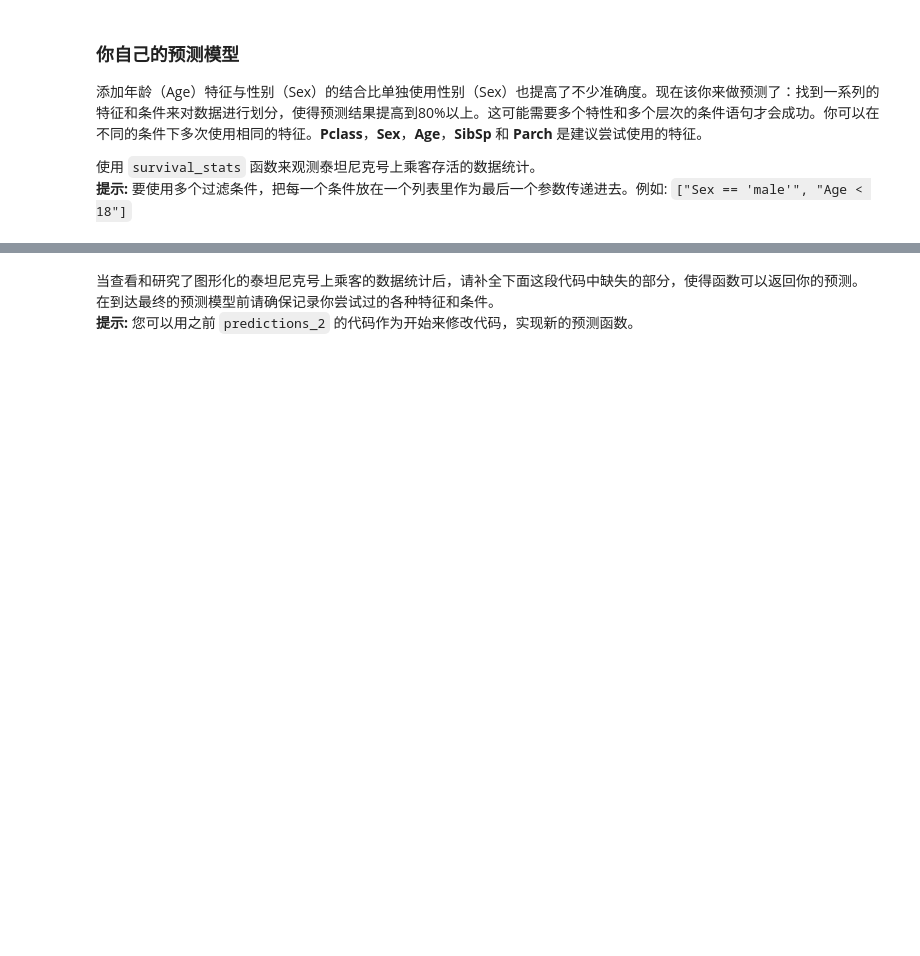
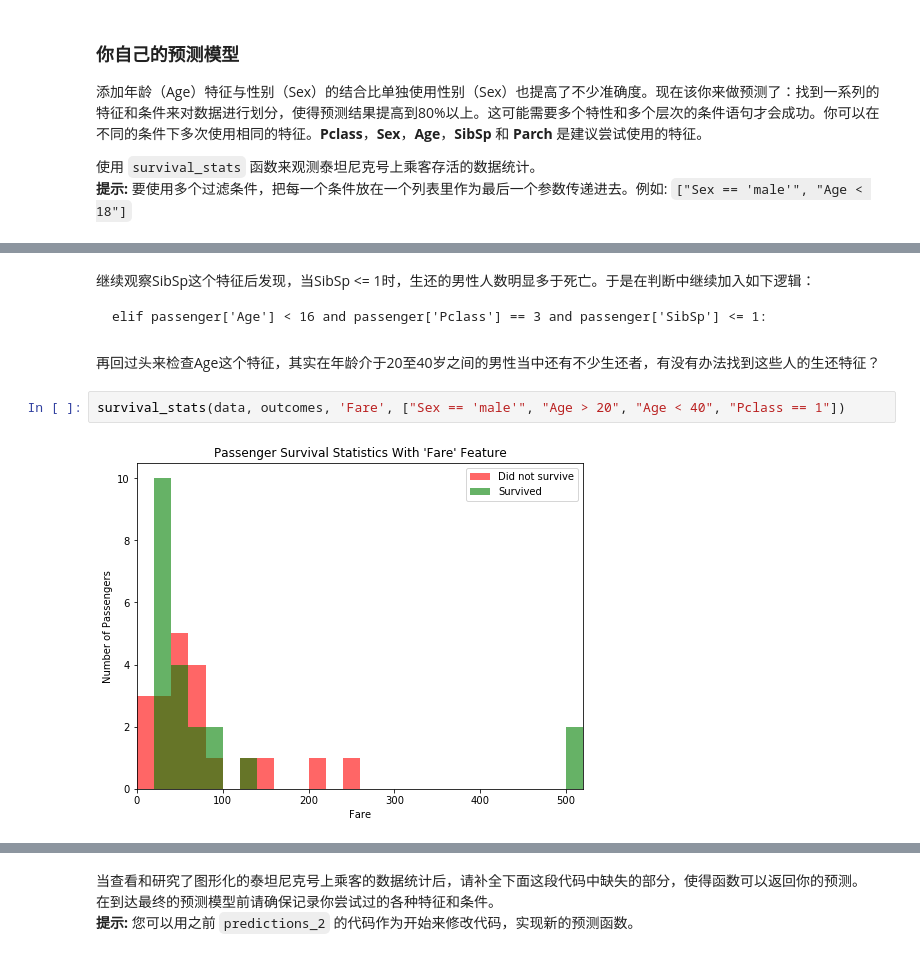
Before and after one commit to jeff-ruby/titanic_survival_exploration, a Jupyter notebook: titanic_survival_exploration.ipynb, the cells around one changed output, grey strips where cells are left out. Drawn from its saved outputs; the diff is of its cells as text; blank space fills up the shorter version.

````diff
--- a/titanic_survival_exploration.ipynb
+++ b/titanic_survival_exploration.ipynb
@@ -246,0 +258,11 @@ survival_stats(data, outcomes, 'Age', ["Sex == 'female'", "Pclass == 3"])
+# %% [markdown]
+继续观察SibSp这个特征后发现，当SibSp <= 1时，生还的男性人数明显多于死亡。于是在判断中继续加入如下逻辑：
+```
+elif passenger['Age'] < 16 and passenger['Pclass'] == 3 and passenger['SibSp'] <= 1:
+```
+# %% [markdown]
+再回过头来检查Age这个特征，其实在年龄介于20至40岁之间的男性当中还有不少生还者，有没有办法找到这些人的生还特征？
+# %%
+survival_stats(data, outcomes, 'Fare', ["Sex == 'male'", "Age > 20", "Age < 40", "Pclass == 1"])
+# %% [output]
+[figure, added]
````
Also changed, not shown: parts of 27 cells of this notebook.
